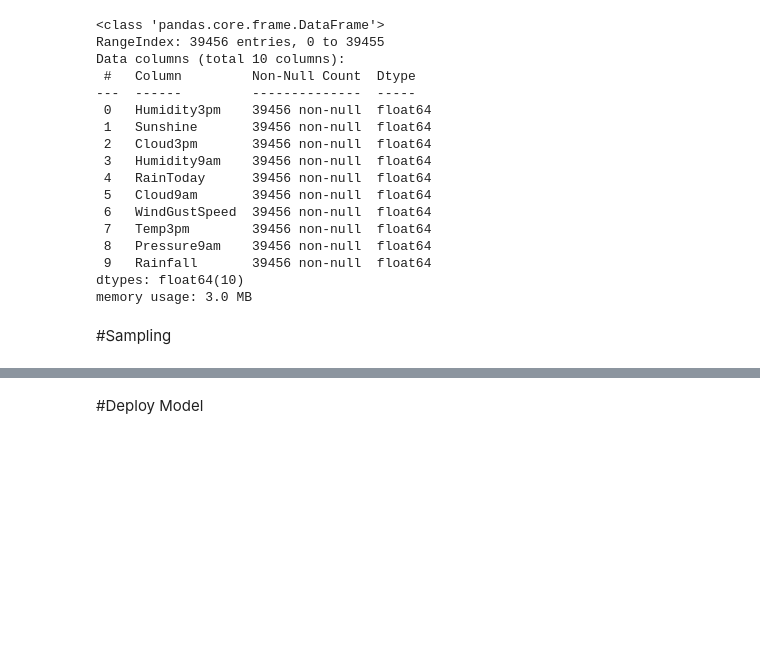
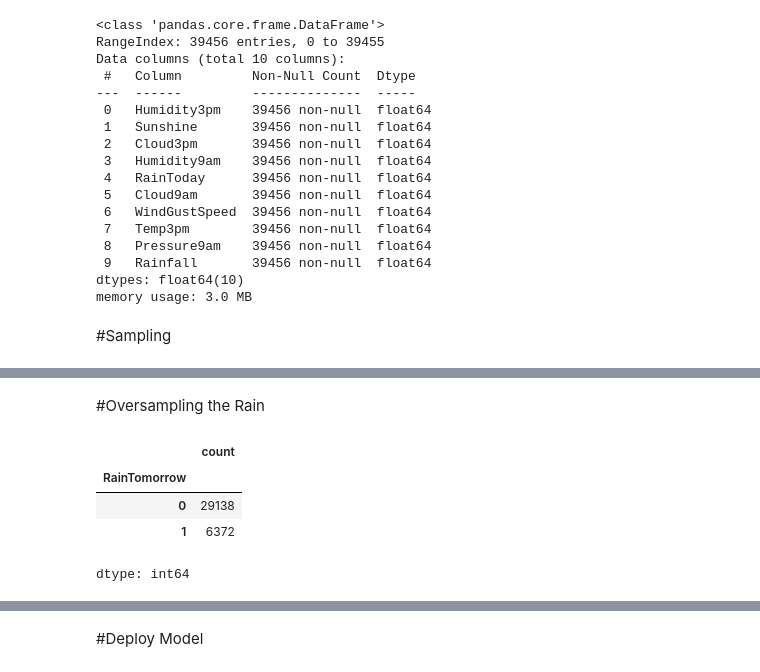
Before and after one commit to viti1igo/WeatherForecasting, a Jupyter notebook: WeatherForecasting.ipynb, the cells around one changed output, grey strips where cells are left out. Cells and saved outputs as stored; diff of their text form; code cells hidden in the pictures; blank space fills up the shorter version.

```diff
--- a/WeatherForecasting.ipynb
+++ b/WeatherForecasting.ipynb
@@ -889 +910,16 @@ y_resampled.value_counts()
 dtype: int64
+# %% [markdown]
+#Oversampling the Rain
+# %%
+X_train, X_test, y_train, y_test = train_test_split(X_scaled_df, y, test_size=0.1, random_state=42)
+X_train_selected = X_train[engineering_features]
+# %%
+train_data_v2_1 = pd.concat([X_train_selected, y_train], axis=1)
+# %%
+train_data_v2_1['RainTomorrow'].value_counts()
+# %% [output]
+|  | count |
+| RainTomorrow |  |
+| 0 | 29138 |
+| 1 | 6372 |
+dtype: int64
```
Also changed, not shown: parts of 34 cells of this notebook.
